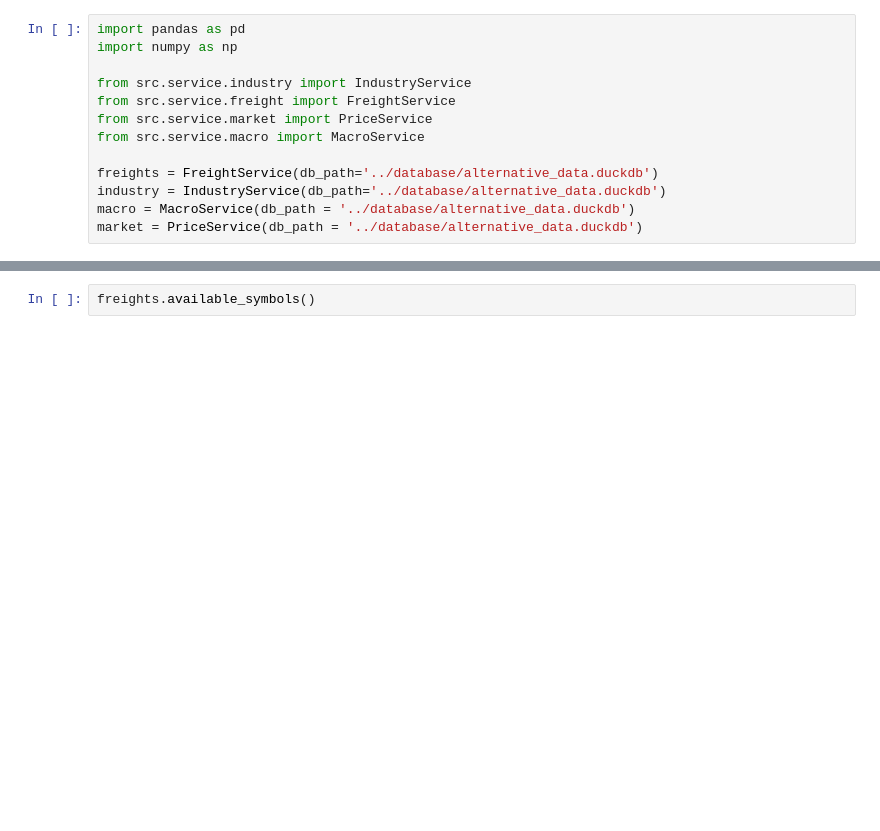
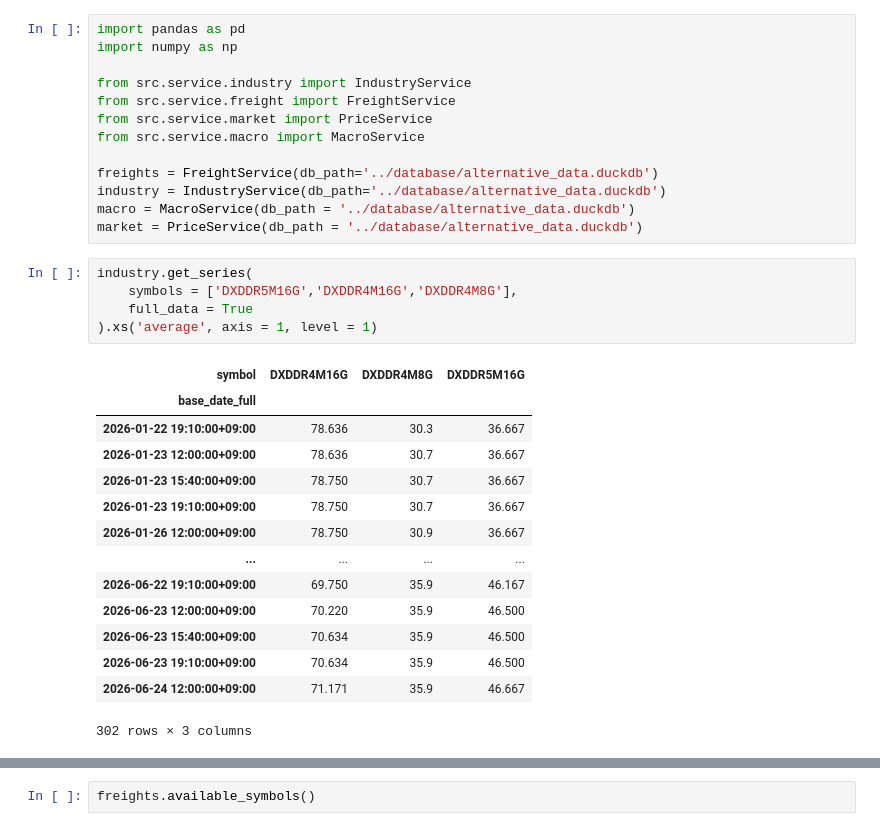
Before and after one commit to Tommylee1013/FinancialData, a Jupyter notebook: Notes/data_valid.ipynb, the cells around one changed output, grey strips where cells are left out. Drawn from its saved outputs; the diff is of its cells as text; blank space fills up the shorter version.

```diff
--- a/Notes/data_valid.ipynb
+++ b/Notes/data_valid.ipynb
@@ -220,5 +220,25 @@ freights = FreightService(db_path='../database/alternative_data.duckdb')
 industry = IndustryService(db_path='../database/alternative_data.duckdb')
 macro = MacroService(db_path = '../database/alternative_data.duckdb')
 market = PriceService(db_path = '../database/alternative_data.duckdb')
+# %%
+industry.get_series(
+    symbols = ['DXDDR5M16G','DXDDR4M16G','DXDDR4M8G'],
+    full_data = True
+).xs('average', axis = 1, level = 1)
+# %% [output]
+| symbol | DXDDR4M16G | DXDDR4M8G | DXDDR5M16G |
+| base_date_full |  |  |  |
+| 2026-01-22 19:10:00+09:00 | 78.636 | 30.3 | 36.667 |
+| 2026-01-23 12:00:00+09:00 | 78.636 | 30.7 | 36.667 |
+| 2026-01-23 15:40:00+09:00 | 78.750 | 30.7 | 36.667 |
+| 2026-01-23 19:10:00+09:00 | 78.750 | 30.7 | 36.667 |
+| 2026-01-26 12:00:00+09:00 | 78.750 | 30.9 | 36.667 |
+| ... | ... | ... | ... |
+| 2026-06-22 19:10:00+09:00 | 69.750 | 35.9 | 46.167 |
+| 2026-06-23 12:00:00+09:00 | 70.220 | 35.9 | 46.500 |
+| 2026-06-23 15:40:00+09:00 | 70.634 | 35.9 | 46.500 |
+| 2026-06-23 19:10:00+09:00 | 70.634 | 35.9 | 46.500 |
+| 2026-06-24 12:00:00+09:00 | 71.171 | 35.9 | 46.667 |
+302 rows × 3 columns
 # %%
 import matplotlib.pyplot as plt
```
Also changed, not shown: parts of 9 cells of this notebook, 35 other files.
